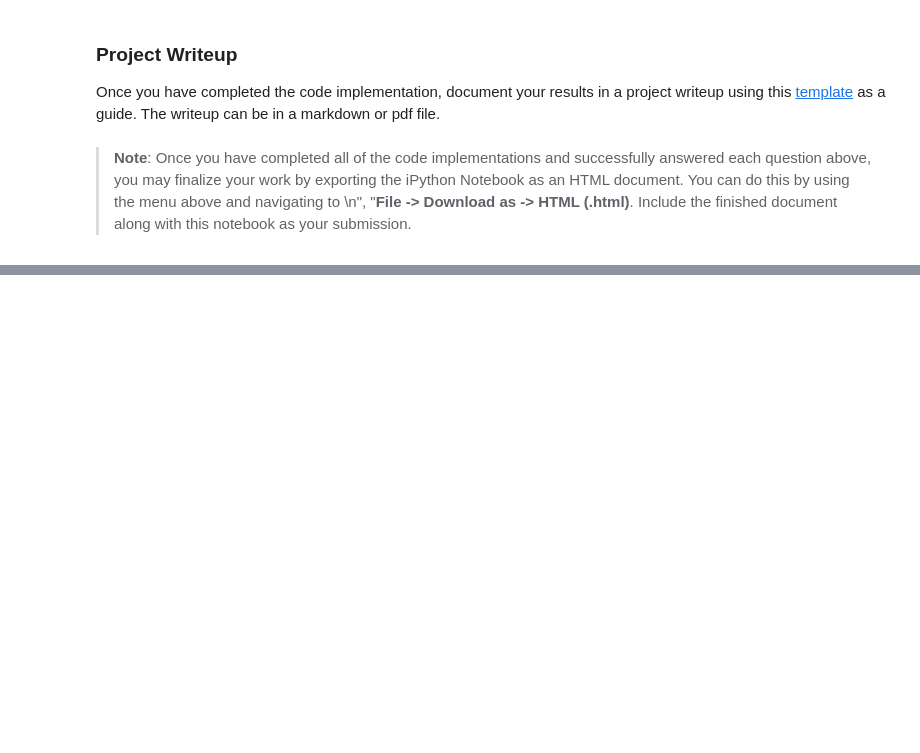
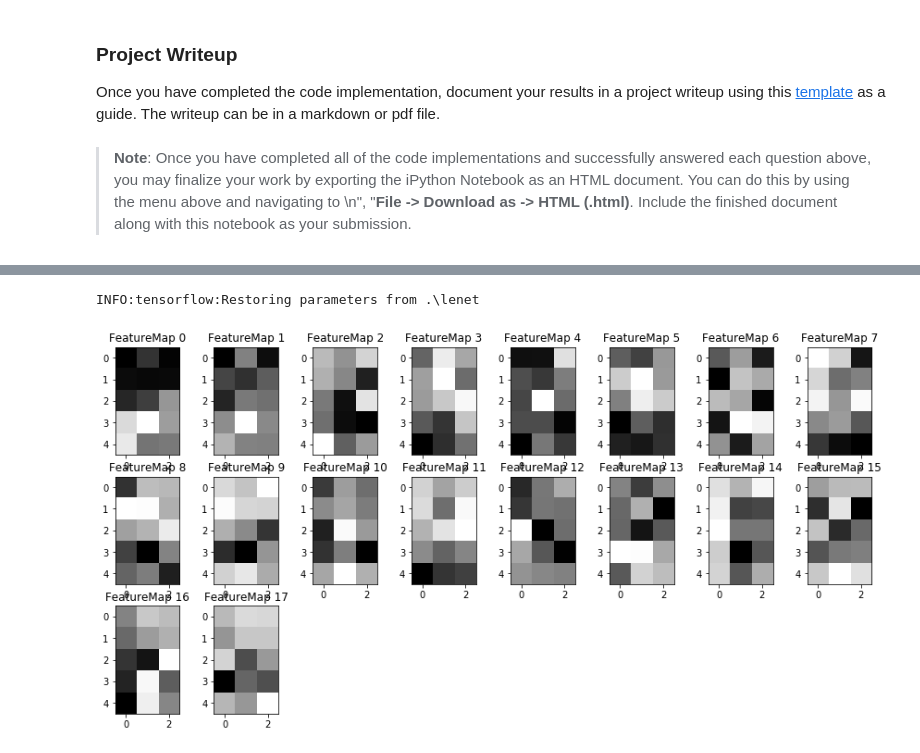
Before and after one commit to ionut-damian/udct_carnd_trafficsign, a Jupyter notebook: Traffic_Sign_Classifier.ipynb, the cells around one changed output, grey strips where cells are left out. Cells and saved outputs as stored; diff of their text form; code cells hidden in the pictures; blank space fills up the shorter version.

```diff
--- a/Traffic_Sign_Classifier.ipynb
+++ b/Traffic_Sign_Classifier.ipynb
@@ -570,7 +566,8 @@ def outputFeatureMap(image_input, tf_activation, activation_min=-1, activation_m
     # image_input =
     # Note: x should be the same name as your network's tensorflow data placeholder variable
     # If you get an error tf_activation is not defined it may be having trouble accessing the variable from inside a function
-    activation = tf_activation.eval(session=sess,feed_dict={x : image_input})
+    #activation = tf_activation.eval(session=sess,feed_dict={x : image_input})
+    activation = sess.run(tf_activation,feed_dict={x : image_input})
     featuremaps = activation.shape[3]
     plt.figure(plt_num, figsize=(15,15))
     for featuremap in range(featuremaps):
@@ -586,0 +593,7 @@ def outputFeatureMap(image_input, tf_activation, activation_min=-1, activation_m
+# %%
+with tf.Session() as sess:
+    saver.restore(sess, tf.train.latest_checkpoint('.'))
+    outputFeatureMap(X_valid[ID_IMG_SHOW:ID_IMG_SHOW+1], wc1)
+# %% [output]
+INFO:tensorflow:Restoring parameters from .\lenet
+[figure, added]
```
Also changed, not shown: parts of 10 cells of this notebook, 1 other file.
